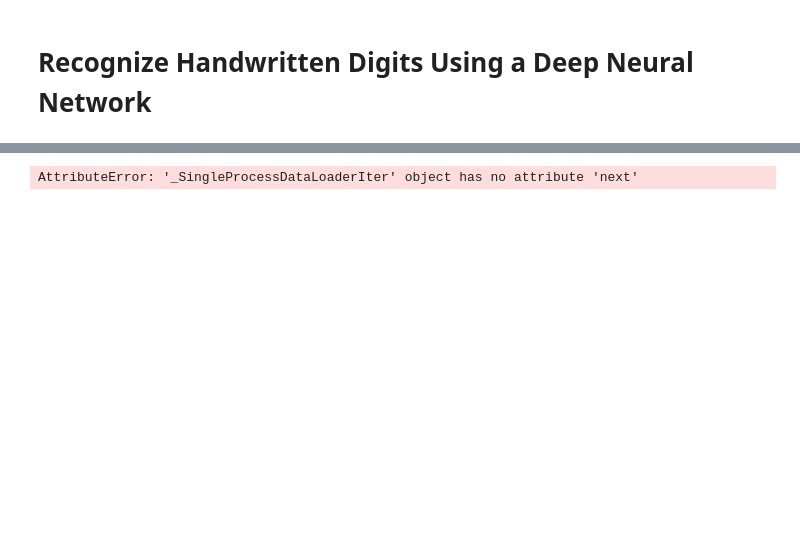
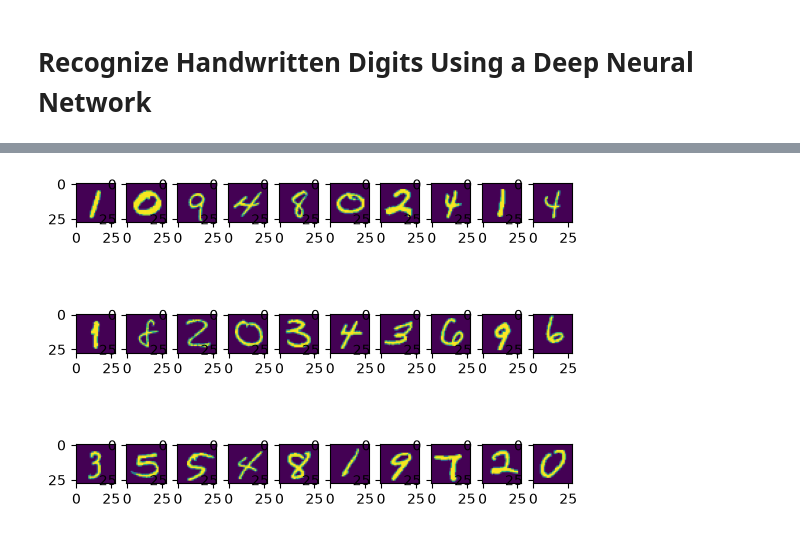
Before and after one commit to scyanh/handwritten_digits, a Jupyter notebook: solution.ipynb, the cells around one changed output, grey strips where cells are left out. Cells and saved outputs as stored; diff of their text form; code cells hidden in the pictures; blank space fills up the shorter version.

```diff
--- a/solution.ipynb
+++ b/solution.ipynb
@@ -29,11 +24,11 @@ test_data = torch.utils.data.DataLoader(testing_dataset, batch_size=64, shuffle=
 # %%
 # Task 4: Visualize Images
-images, labels = iter(train_data).next()
+images, labels = next(iter(train_data))
 for i in range(1, 31):
     plt.subplot(3,10, i)
     plt.subplots_adjust(wspace=0.3)
     plt.imshow(images[i].numpy().squeeze())
 # %% [output]
-AttributeError: '_SingleProcessDataLoaderIter' object has no attribute 'next'
+[figure, added]
 # %%
 # Task 5: Calculate Size of Layers
```
Also changed, not shown: parts of 9 cells of this notebook, 4 other files.
